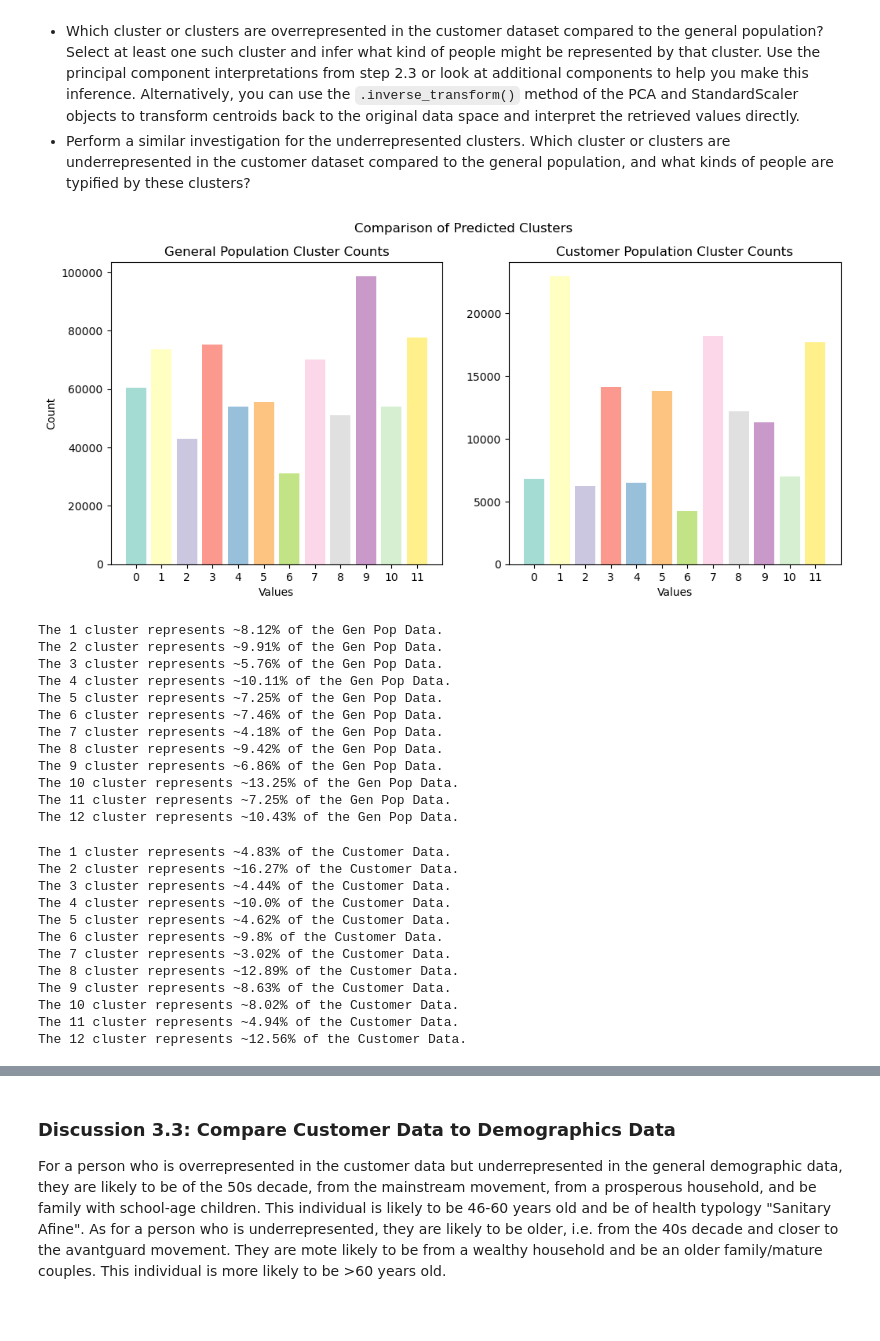
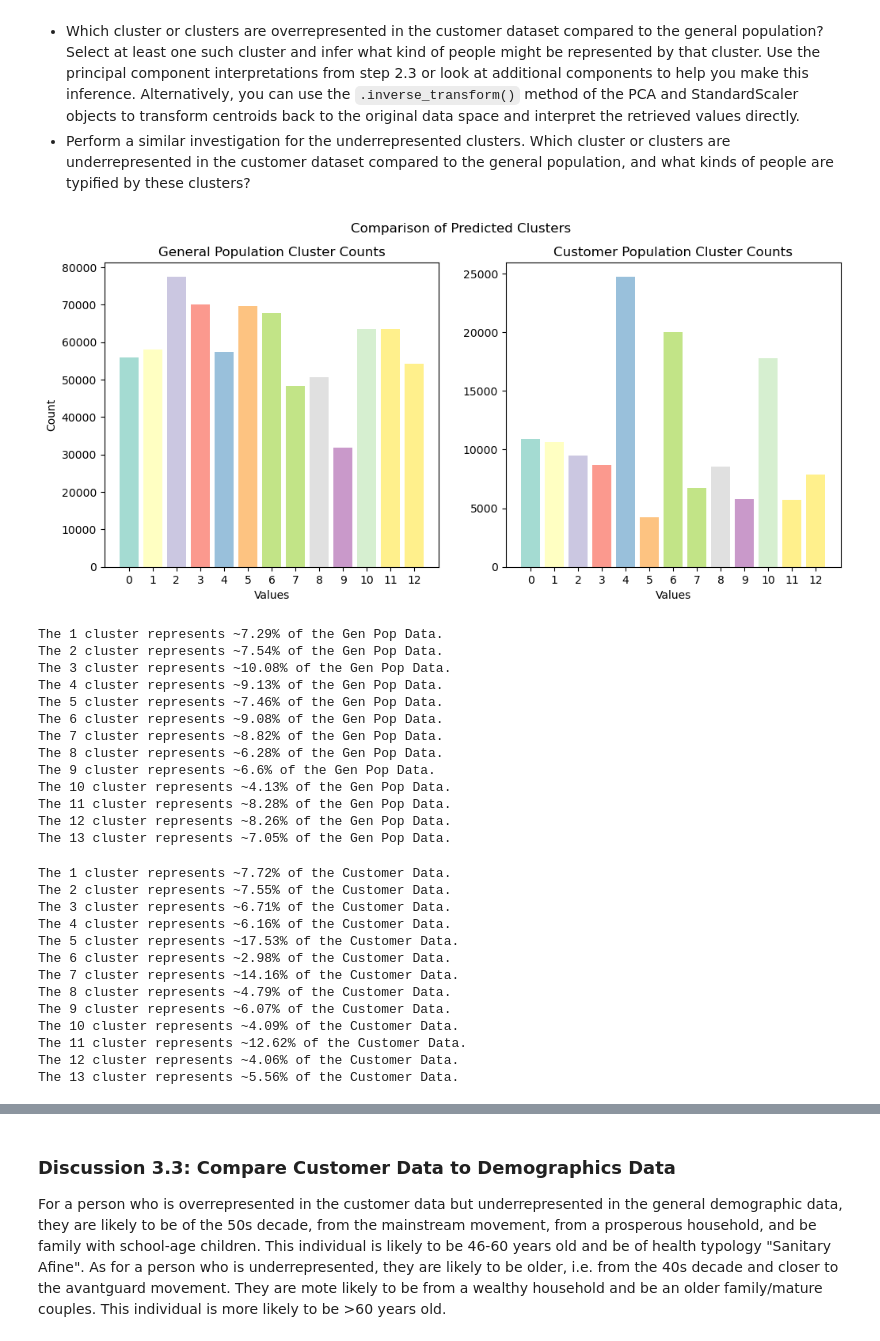
Before and after one commit to rykertracy/Unsupervised_Learning_Project, a Jupyter notebook: Identify_Customer_Segments_Tracy.ipynb, the cells around one changed output, grey strips where cells are left out. Saved outputs shown, nothing was run; the diff lists cells and outputs as text; code cells hidden in the pictures; blank space fills up the shorter version.

```diff
--- a/Identify_Customer_Segments_Tracy.ipynb
+++ b/Identify_Customer_Segments_Tracy.ipynb
@@ -197,7 +197,7 @@ plt.show()
 # %%
 # Write code to divide the data into two subsets based on the number of missing
 # values in each row.
-cutoff_threshold = 8
+cutoff_threshold = 9
 gen_pop['RowNaValues'] = missing_row
 gen_pop['Group'] = None
 
@@ -767,7 +754,7 @@ plt.show()
 # %%
 # Re-fit the k-means model with the selected number of clusters and obtain
 # cluster predictions for the general population demographics data.
-kmeans = KMeans(n_clusters=12, n_init='auto')
+kmeans = KMeans(n_clusters=13, n_init='auto')
 model = kmeans.fit(gen_pop_pca)
 gen_pop_pred = model.predict(gen_pop_pca)
 # %% [markdown]
@@ -822,31 +809,28 @@ Take a look at the following points in this step:
 # %%
 # Compare the proportion of data in each cluster for the customer data to the
 # proportion of data in each cluster for the general population.
-
 unique1, counts1 = np.unique(gen_pop_pred, return_counts=True)
 unique2, counts2 = np.unique(cust_pred, return_counts=True)
 
-# Generate distinct colors
 colors = plt.get_cmap('Set3', len(counts1)).colors
 
-# Create bar plots
-fig, axes = plt.subplots(1, 2, figsize=(12, 5))
+fig, ax = plt.subplots(1, 2, figsize=(12, 5))
 
 # First plot
-axes[0].bar(unique1.astype(str), counts1, color=colors, alpha=0.8)
-axes[0].set_title('General Population Cluster Counts')
-axes[0].set_xlabel("Values")
-axes[0].set_ylabel("Count")
+ax[0].bar(unique1.astype(str), counts1, color=colors, alpha=0.8)
+ax[0].set_title('General Population Cluster Counts')
+ax[0].set_xlabel("Values")
+ax[0].set_ylabel("Count")
 
 # Second plot
-axes[1].bar(unique2.astype(str), counts2, color=colors, alpha=0.8)
-axes[1].set_title('Customer Population Cluster Counts')
-axes[1].set_xlabel("Values")
+ax[1].bar(unique2.astype(str), counts2, color=colors, alpha=0.8)
+ax[1].set_title('Customer Population Cluster Counts')
+ax[1].set_xlabel("Values")
 
 plt.suptitle("Comparison of Predicted Clusters")
 plt.show()
 # %% [output]
-[figure, old version]
+[figure, new version]
 # %%
 # Gen Pop cluster proportions
 percent1=[]
@@ -856,18 +840,19 @@ for c in counts1:
     percent1.append(c / sum(counts1) * 100)
     print(f'The {i} cluster represents ~{round(c / sum(counts1) * 100,2)}% of the Gen Pop Data.')
 # %% [output]
-The 1 cluster represents ~8.12% of the Gen Pop Data.
-The 2 cluster represents ~9.91% of the Gen Pop Data.
-The 3 cluster represents ~5.76% of the Gen Pop Data.
-The 4 cluster represents ~10.11% of the Gen Pop Data.
-The 5 cluster represents ~7.25% of the Gen Pop Data.
-The 6 cluster represents ~7.46% of the Gen Pop Data.
-The 7 cluster represents ~4.18% of the Gen Pop Data.
-The 8 cluster represents ~9.42% of the Gen Pop Data.
-The 9 cluster represents ~6.86% of the Gen Pop Data.
-The 10 cluster represents ~13.25% of the Gen Pop Data.
-The 11 cluster represents ~7.25% of the Gen Pop Data.
-The 12 cluster represents ~10.43% of the Gen Pop Data.
+The 1 cluster represents ~7.29% of the Gen Pop Data.
+The 2 cluster represents ~7.54% of the Gen Pop Data.
+The 3 cluster represents ~10.08% of the Gen Pop Data.
+The 4 cluster represents ~9.13% of the Gen Pop Data.
+The 5 cluster represents ~7.46% of the Gen Pop Data.
+The 6 cluster represents ~9.08% of the Gen Pop Data.
+The 7 cluster represents ~8.82% of the Gen Pop Data.
+The 8 cluster represents ~6.28% of the Gen Pop Data.
+The 9 cluster represents ~6.6% of the Gen Pop Data.
+The 10 cluster represents ~4.13% of the Gen Pop Data.
+The 11 cluster represents ~8.28% of the Gen Pop Data.
+The 12 cluster represents ~8.26% of the Gen Pop Data.
+The 13 cluster represents ~7.05% of the Gen Pop Data.
 # %%
 # Customer cluster proportions
 percent2=[]
@@ -877,18 +862,19 @@ for c in counts2:
     percent2.append(c / sum(counts2) * 100)
     print(f'The {i} cluster represents ~{round(c / sum(counts2) * 100,2)}% of the Customer Data.')
 # %% [output]
-The 1 cluster represents ~4.83% of the Customer Data.
-The 2 cluster represents ~16.27% of the Customer Data.
-The 3 cluster represents ~4.44% of the Customer Data.
-The 4 cluster represents ~10.0% of the Customer Data.
-The 5 cluster represents ~4.62% of the Customer Data.
-The 6 cluster represents ~9.8% of the Customer Data.
-The 7 cluster represents ~3.02% of the Customer Data.
-The 8 cluster represents ~12.89% of the Customer Data.
-The 9 cluster represents ~8.63% of the Customer Data.
-The 10 cluster represents ~8.02% of the Customer Data.
-The 11 cluster represents ~4.94% of the Customer Data.
-The 12 cluster represents ~12.56% of the Customer Data.
+The 1 cluster represents ~7.72% of the Customer Data.
+The 2 cluster represents ~7.55% of the Customer Data.
+The 3 cluster represents ~6.71% of the Customer Data.
+The 4 cluster represents ~6.16% of the Customer Data.
+The 5 cluster represents ~17.53% of the Customer Data.
+The 6 cluster represents ~2.98% of the Customer Data.
+The 7 cluster represents ~14.16% of the Customer Data.
+The 8 cluster represents ~4.79% of the Customer Data.
+The 9 cluster represents ~6.07% of the Customer Data.
+The 10 cluster represents ~4.09% of the Customer Data.
+The 11 cluster represents ~12.62% of the Customer Data.
+The 12 cluster represents ~4.06% of the Customer Data.
+The 13 cluster represents ~5.56% of the Customer Data.
 # %%
 # What kinds of people are part of a cluster that is overrepresented in the
 # customer data compared to the general population?
```
Also changed, not shown: parts of 23 cells of this notebook.
